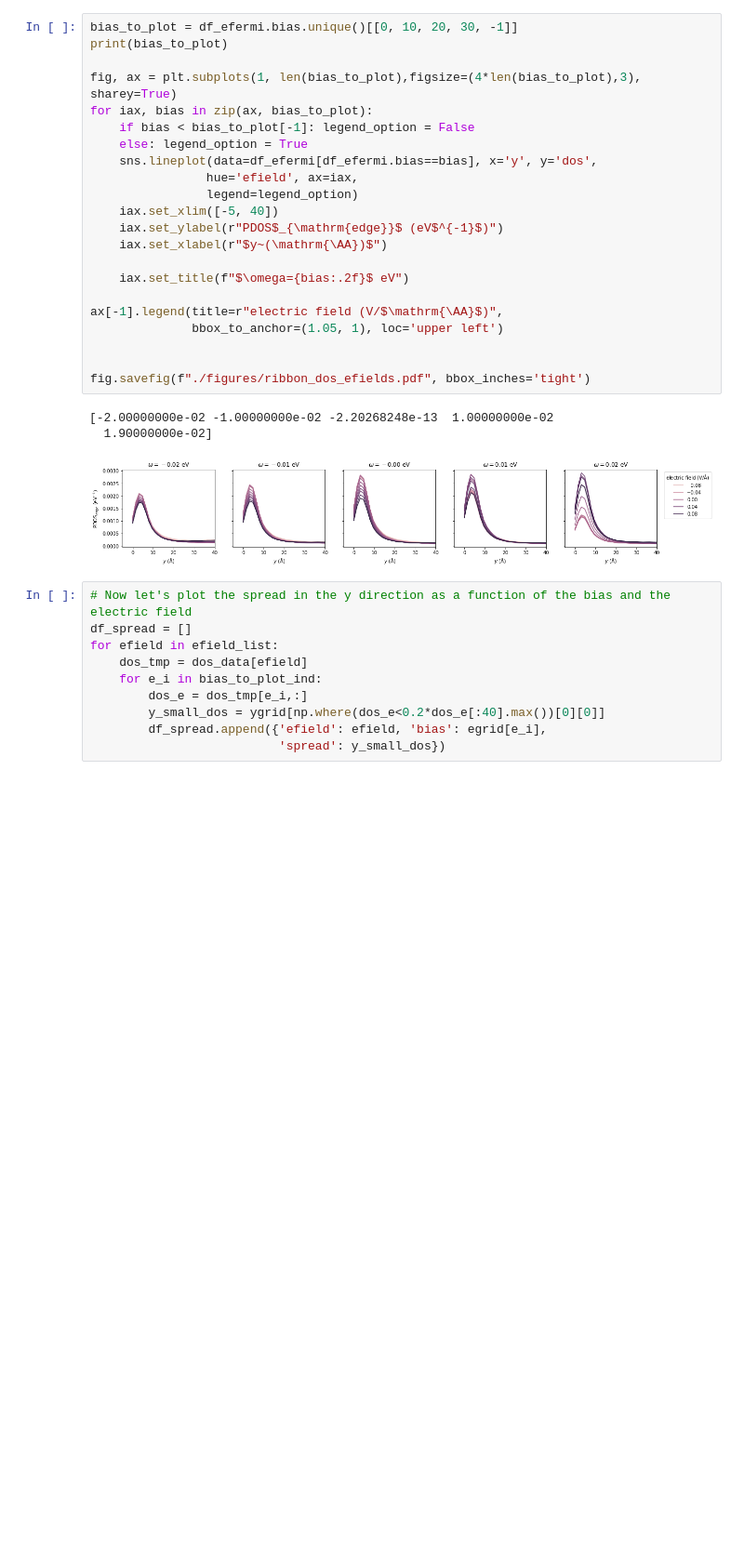
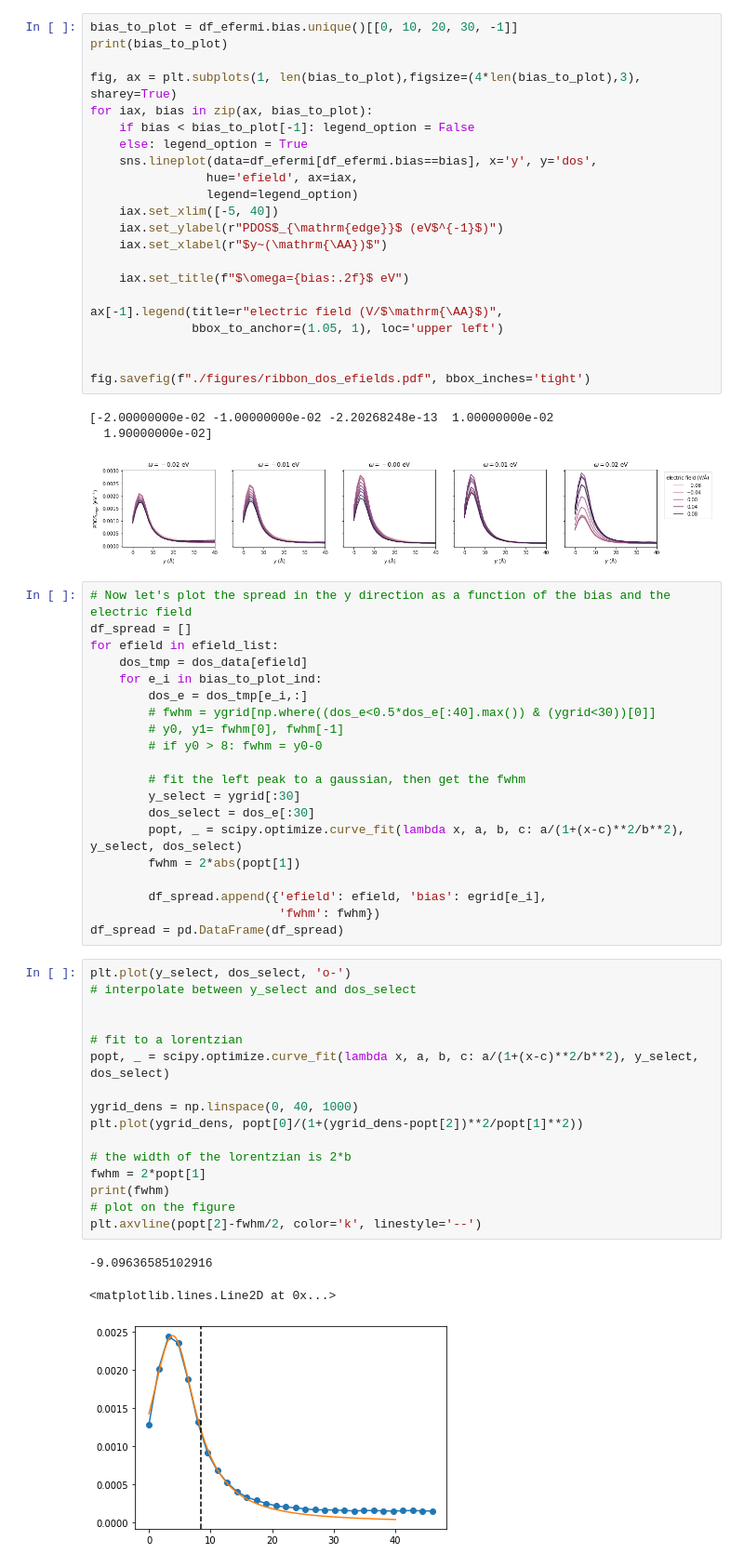
Before and after one commit to YueqingChang/WTe2_edge_states, a Jupyter notebook: ribbon_edge_states/get_edge_states_spreads.ipynb, the cells around one changed output. Shown: that part at 93% size. Cells and saved outputs as stored; diff of their text form; blank space fills up the shorter version.

Commit message:
updates on getting the fwhm

```diff
--- a/ribbon_edge_states/get_edge_states_spreads.ipynb
+++ b/ribbon_edge_states/get_edge_states_spreads.ipynb
@@ -111,6 +111,36 @@ for efield in efield_list:
     dos_tmp = dos_data[efield]
     for e_i in bias_to_plot_ind:
         dos_e = dos_tmp[e_i,:]
-        y_small_dos = ygrid[np.where(dos_e<0.2*dos_e[:40].max())[0][0]]
+        # fwhm = ygrid[np.where((dos_e<0.5*dos_e[:40].max()) & (ygrid<30))[0]]
+        # y0, y1= fwhm[0], fwhm[-1]
+        # if y0 > 8: fwhm = y0-0
+
+        # fit the left peak to a gaussian, then get the fwhm
+        y_select = ygrid[:30]
+        dos_select = dos_e[:30]
+        popt, _ = scipy.optimize.curve_fit(lambda x, a, b, c: a/(1+(x-c)**2/b**2), y_select, dos_select)
+        fwhm = 2*abs(popt[1])
+
         df_spread.append({'efield': efield, 'bias': egrid[e_i],
-                          'spread': y_small_dos})
+                          'fwhm': fwhm})
+df_spread = pd.DataFrame(df_spread)
+# %%
+plt.plot(y_select, dos_select, 'o-')
+# interpolate between y_select and dos_select
+
+
+# fit to a lorentzian
+popt, _ = scipy.optimize.curve_fit(lambda x, a, b, c: a/(1+(x-c)**2/b**2), y_select, dos_select)
+
+ygrid_dens = np.linspace(0, 40, 1000)
+plt.plot(ygrid_dens, popt[0]/(1+(ygrid_dens-popt[2])**2/popt[1]**2))
+
+# the width of the lorentzian is 2*b
+fwhm = 2*popt[1]
+print(fwhm)
+# plot on the figure
+plt.axvline(popt[2]-fwhm/2, color='k', linestyle='--')
+# %% [output]
+-9.09636585102916
+<matplotlib.lines.Line2D at 0x...>
+[figure, added]
```
Also changed, not shown: parts of 2 cells of this notebook, 3 other files.
